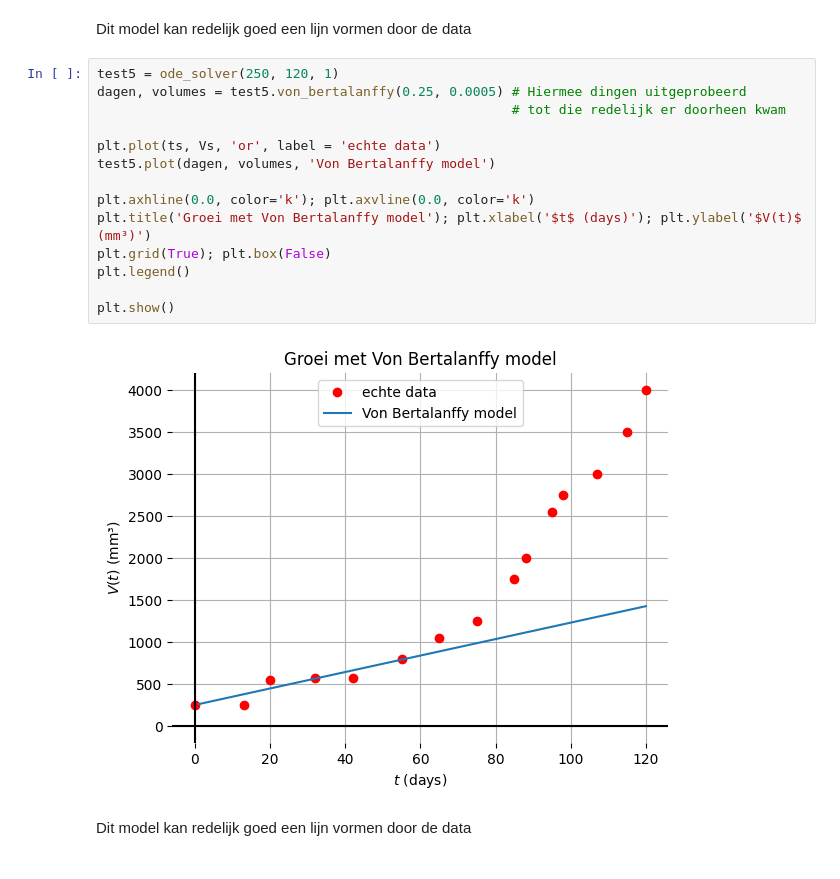
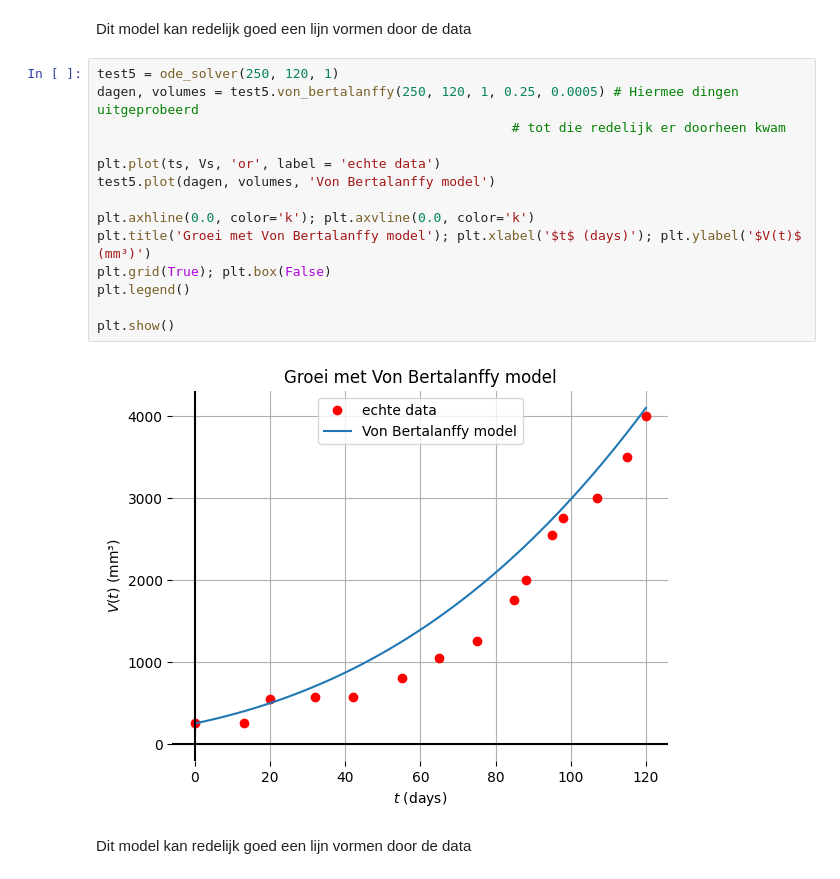
Before and after one commit to MirteDraaijer/ODEs, a Jupyter notebook: ode_demo.ipynb, the cells around one changed output. Saved outputs shown, nothing was run; the diff lists cells and outputs as text.

```diff
--- a/ode_demo.ipynb
+++ b/ode_demo.ipynb
@@ -84,20 +84,20 @@ plt.show()
 Dit model kan redelijk goed een lijn vormen door de data
 # %%
 test5 = ode_solver(250, 120, 1)
-dagen, volumes = test5.von_bertalanffy(0.25, 0.0005) # Hiermee dingen uitgeprobeerd
+dagen, volumes = test5.von_bertalanffy(250, 120, 1, 0.25, 0.0005) # Hiermee dingen uitgeprobeerd
                                                      # tot die redelijk er doorheen kwam
 
 plt.plot(ts, Vs, 'or', label = 'echte data')
 test5.plot(dagen, volumes, 'Von Bertalanffy model')
 
 plt.axhline(0.0, color='k'); plt.axvline(0.0, color='k')
 plt.title('Groei met Von Bertalanffy model'); plt.xlabel('$t$ (days)'); plt.ylabel('$V(t)$ (mm³)')
 plt.grid(True); plt.box(False)
 plt.legend()
 
 plt.show()
 # %% [output]
-[figure, old version]
+[figure, new version]
 # %% [markdown]
 Dit model kan redelijk goed een lijn vormen door de data
 # %%
```
Also changed, not shown: parts of 9 cells of this notebook, 1 other file.
